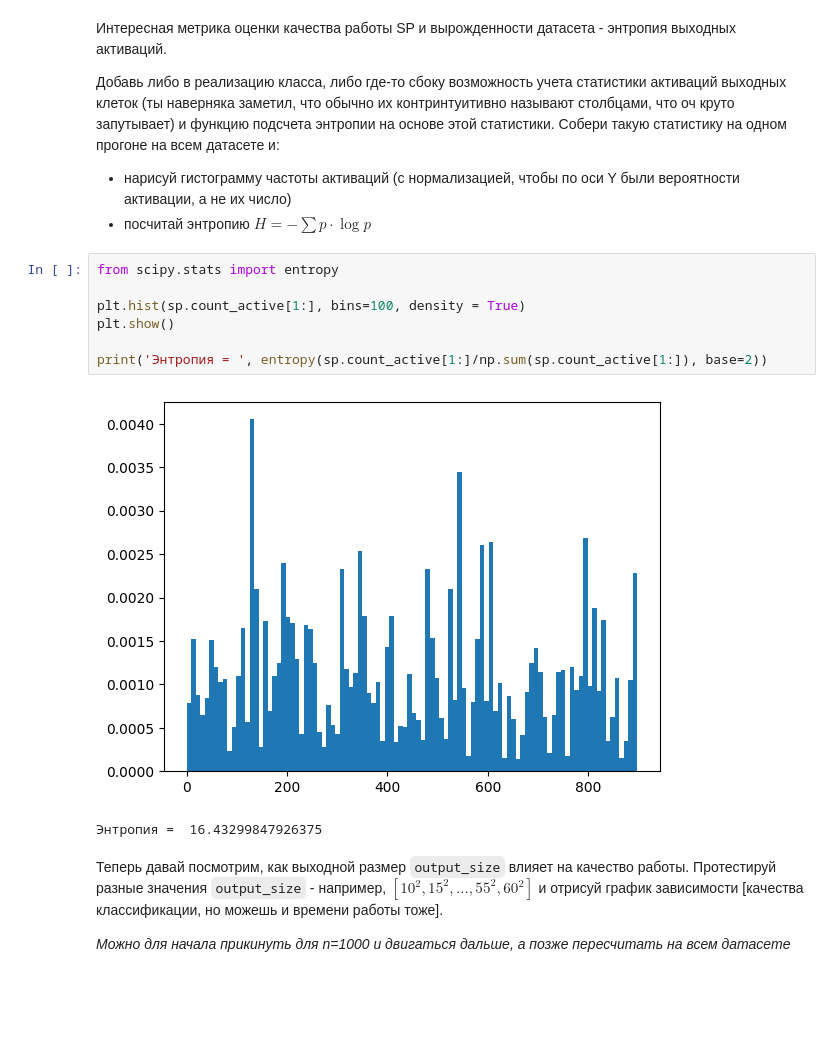
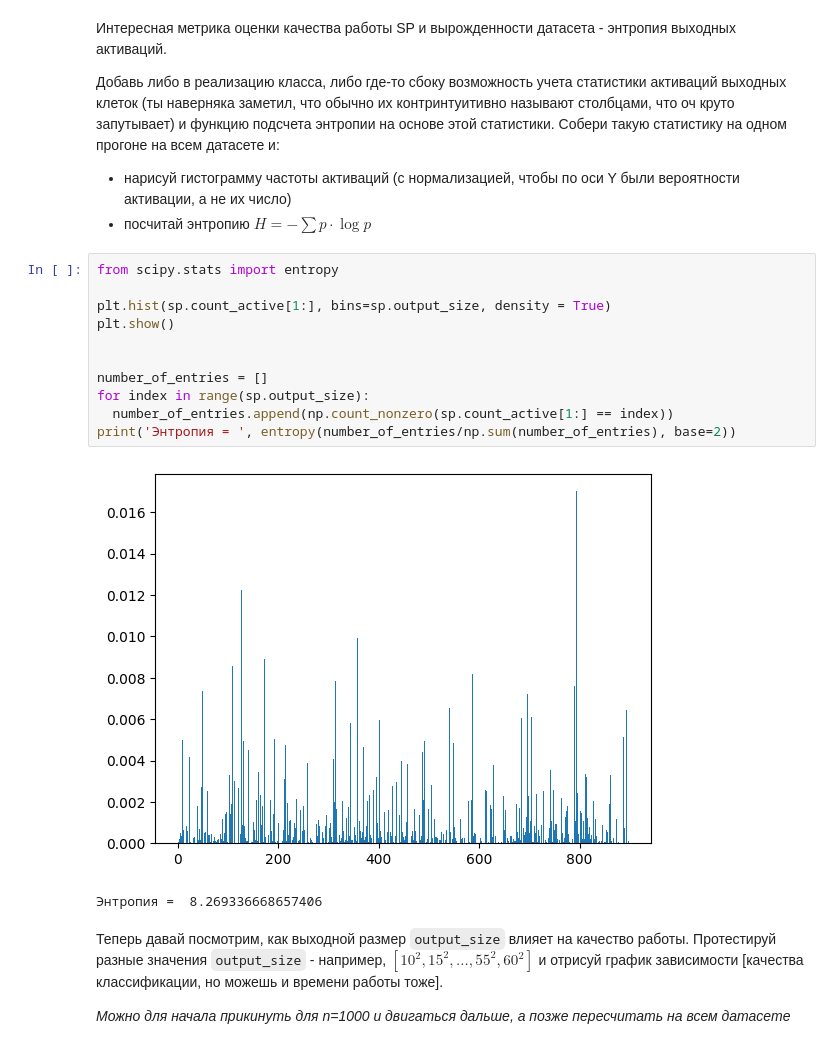
Before and after one commit to Rodyarad/cds_internship_tasks_sp, a Jupyter notebook: sp.ipynb, the cells around one changed output. Drawn from its saved outputs; the diff is of its cells as text; blank space fills up the shorter version.

Commit message:
fixed the entropy calculation

```diff
--- a/sp.ipynb
+++ b/sp.ipynb
@@ -334,13 +334,17 @@ Wall time: 15.8 s
 # %%
 from scipy.stats import entropy
 
-plt.hist(sp.count_active[1:], bins=100, density = True)
+plt.hist(sp.count_active[1:], bins=sp.output_size, density = True)
 plt.show()
 
-print('Энтропия = ', entropy(sp.count_active[1:]/np.sum(sp.count_active[1:]), base=2))
+
+number_of_entries = []
+for index in range(sp.output_size):
+  number_of_entries.append(np.count_nonzero(sp.count_active[1:] == index))
+print('Энтропия = ', entropy(number_of_entries/np.sum(number_of_entries), base=2))
 # %% [output]
-[figure, old version]
+[figure, new version]
-Энтропия =  16.43299847926375
+Энтропия =  8.269336668657406
 # %% [markdown]
 Теперь давай посмотрим, как выходной размер `output_size` влияет на качество работы. Протестируй разные значения `output_size` - например, $[10^2, 15^2,..., 55^2, 60^2]$ и отрисуй график зависимости [качества классификации, но можешь и времени работы тоже].
 
```
Also changed, not shown: parts of 3 cells of this notebook.
